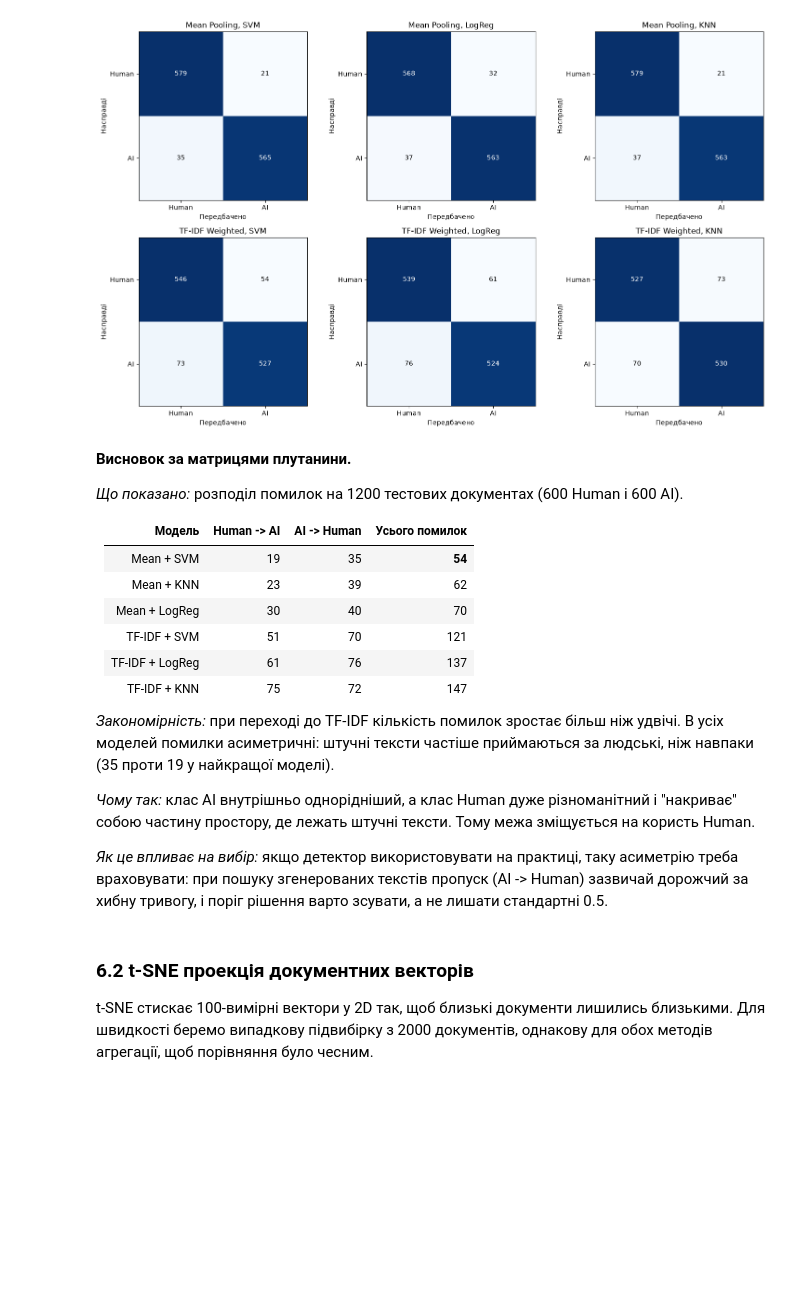
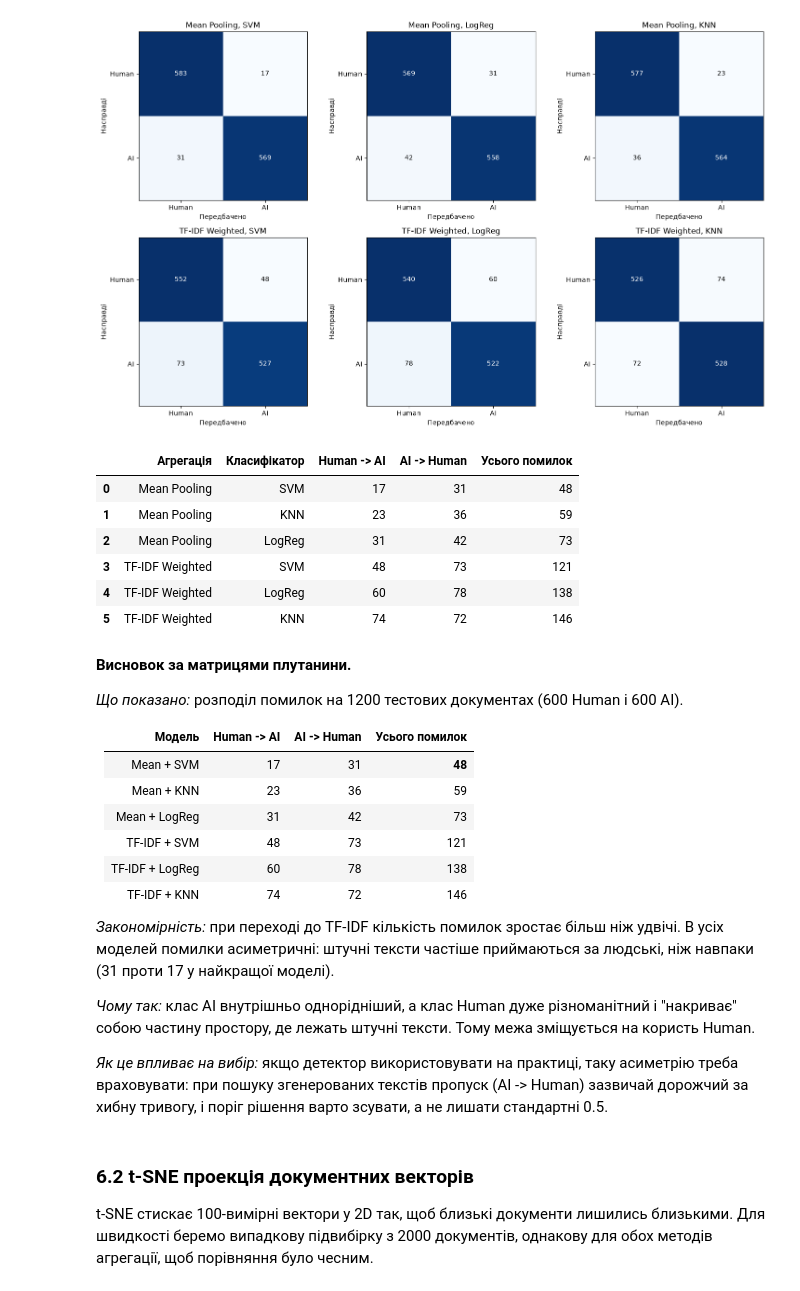
Before and after one commit to Simbobobka/ml, a Jupyter notebook: ml-3/lab3_tfidf_embeddings.ipynb, the cells around one changed output. Saved outputs shown, nothing was run; the diff lists cells and outputs as text; code cells hidden in the pictures; blank space fills up the shorter version.

```diff
--- a/ml-3/lab3_tfidf_embeddings.ipynb
+++ b/ml-3/lab3_tfidf_embeddings.ipynb
@@ -465,6 +471,24 @@ plt.tight_layout()
 plt.show()
 # %% [output]
 [figure]
+# %%
+# Ті самі помилки в табличному вигляді
+error_rows = []
+for agg_name, preds in [('Mean Pooling', preds_mean), ('TF-IDF Weighted', preds_tfidf)]:
+    for clf_name, y_pred in preds.items():
+        cm = confusion_matrix(y[idx_test], y_pred)
+        error_rows.append({'Агрегація': agg_name, 'Класифікатор': clf_name,
+                           'Human -> AI': cm[0, 1], 'AI -> Human': cm[1, 0],
+                           'Усього помилок': cm[0, 1] + cm[1, 0]})
+pd.DataFrame(error_rows).sort_values('Усього помилок').reset_index(drop=True)
+# %% [output]
+|  | Агрегація | Класифікатор | Human -> AI | AI -> Human | Усього помилок |
+| 0 | Mean Pooling | SVM | 17 | 31 | 48 |
+| 1 | Mean Pooling | KNN | 23 | 36 | 59 |
+| 2 | Mean Pooling | LogReg | 31 | 42 | 73 |
+| 3 | TF-IDF Weighted | SVM | 48 | 73 | 121 |
+| 4 | TF-IDF Weighted | LogReg | 60 | 78 | 138 |
+| 5 | TF-IDF Weighted | KNN | 74 | 72 | 146 |
 # %% [markdown]
 **Висновок за матрицями плутанини.**
 
@@ -472,15 +496,15 @@ plt.show()
 
 | Модель | Human -> AI | AI -> Human | Усього помилок |
 |---|---|---|---|
-| Mean + SVM | 19 | 35 | **54** |
-| Mean + KNN | 23 | 39 | 62 |
-| Mean + LogReg | 30 | 40 | 70 |
-| TF-IDF + SVM | 51 | 70 | 121 |
-| TF-IDF + LogReg | 61 | 76 | 137 |
-| TF-IDF + KNN | 75 | 72 | 147 |
+| Mean + SVM | 17 | 31 | **48** |
+| Mean + KNN | 23 | 36 | 59 |
+| Mean + LogReg | 31 | 42 | 73 |
+| TF-IDF + SVM | 48 | 73 | 121 |
+| TF-IDF + LogReg | 60 | 78 | 138 |
+| TF-IDF + KNN | 74 | 72 | 146 |
 
 *Закономірність:* при переході до TF-IDF кількість помилок зростає більш ніж удвічі. В усіх моделей
-помилки асиметричні: штучні тексти частіше приймаються за людські, ніж навпаки (35 проти 19 у найкращої моделі).
+помилки асиметричні: штучні тексти частіше приймаються за людські, ніж навпаки (31 проти 17 у найкращої моделі).
 
 *Чому так:* клас AI внутрішньо однорідніший, а клас Human дуже різноманітний і "накриває" собою частину
 простору, де лежать штучні тексти. Тому межа зміщується на користь Human.
```
Also changed, not shown: parts of 12 cells of this notebook, 2 other files.
